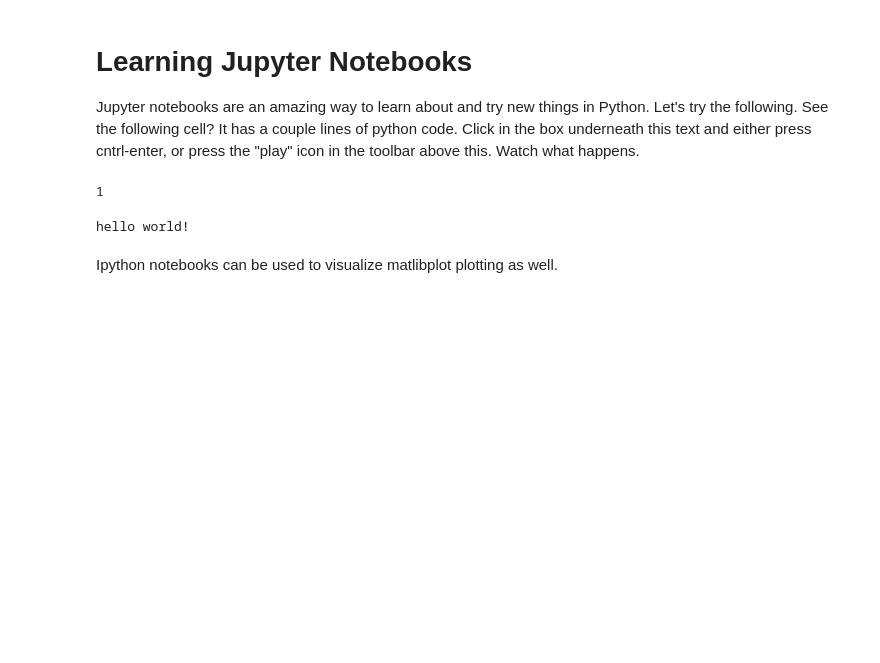
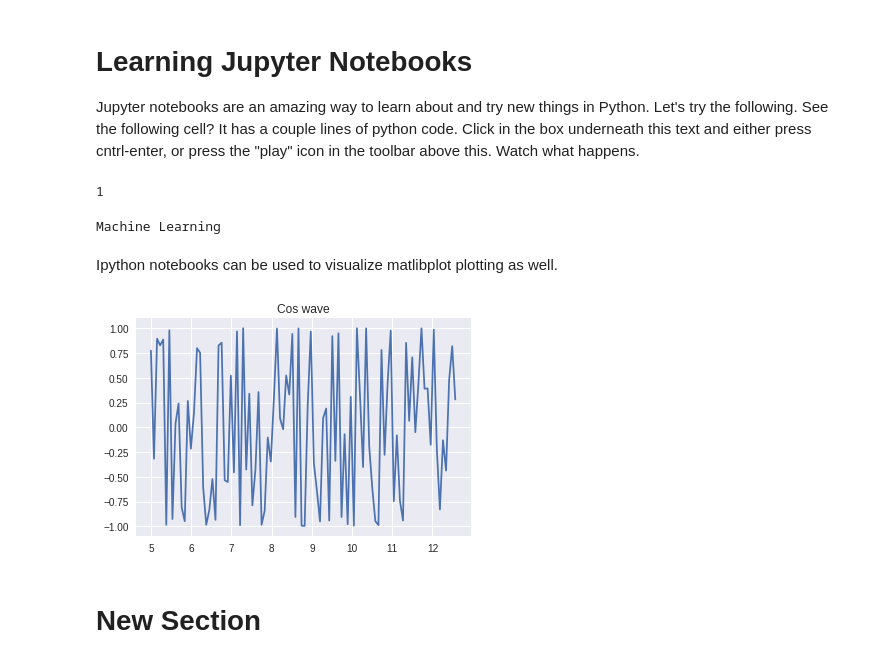
Before and after one commit to Tam1979/TATA-ML, a Jupyter notebook: w1_1_learning_notebooks.ipynb, the cells around one changed output. Drawn from its saved outputs; the diff is of its cells as text; code cells hidden in the pictures; blank space fills up the shorter version.

```diff
--- a/w1_1_learning_notebooks.ipynb
+++ b/w1_1_learning_notebooks.ipynb
@@ -12,19 +12,23 @@ a
 1
 # %%
 #Enter your python code here
-print('hello world!')
+print('Machine Learning')
 # %% [output]
-hello world!
+Machine Learning
 # %% [markdown]
 Ipython notebooks can be used to visualize matlibplot plotting as well.
 # %%
 %matplotlib inline
 
 import matplotlib
 import numpy as np
 import matplotlib.pyplot as plt
 
-x = np.linspace(0, 3*np.pi, 500)
-plt.plot(x, np.sin(x**2))
-plt.title('Sine wave')
+x = np.linspace(5, 4*np.pi, 100)
+plt.plot(x, np.sin(x**5))
+plt.title('Cos wave')
 plt.show()
+# %% [output]
+[figure, added]
+# %% [markdown]
+# New Section
```
Also changed, not shown: parts of 1 cell of this notebook.
